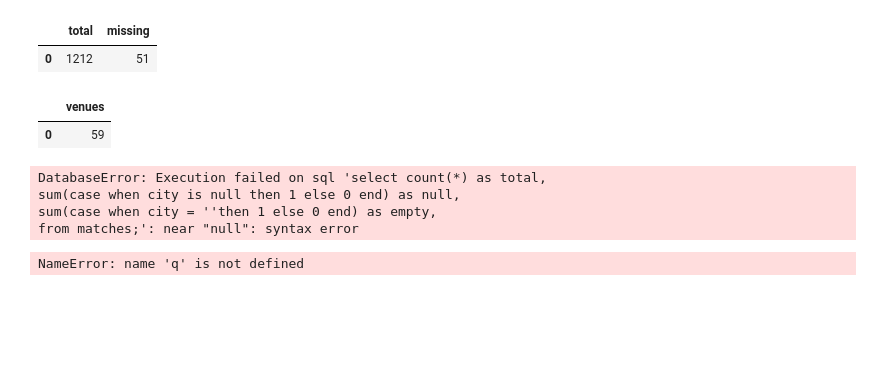
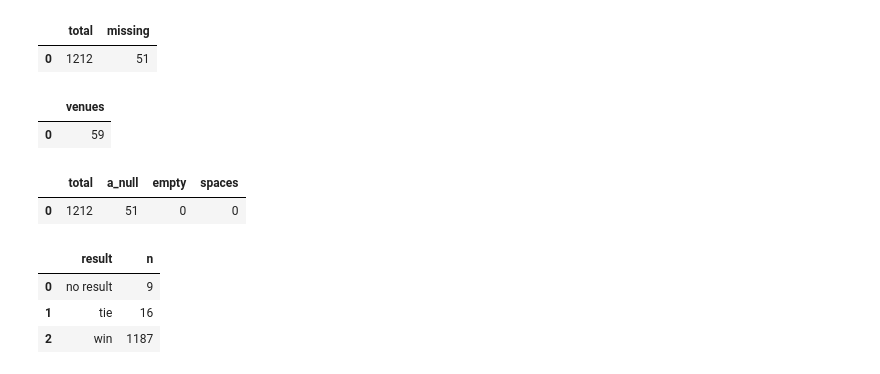
Before and after one commit to muhmmdnihasbca25dbi-hub/ipl_proj.3.1, a Jupyter notebook: notebooks/sqlpractice.ipynb, the cells around one changed output. Saved outputs shown, nothing was run; the diff lists cells and outputs as text; code cells hidden in the pictures; blank space fills up the shorter version.

```diff
--- a/notebooks/Untitled.ipynb
+++ b/notebooks/sqlpractice.ipynb
@@ -392,16 +392,20 @@ q('''select count(distinct venue) as venues from matches;''')
 |  | venues |
 | 0 | 59 |
 # %%
-q('''select count(*) as total,
-sum(case when city is null then 1 else 0 end) as null,
-sum(case when city = ''then 1 else 0 end) as empty,
-from matches;''')
+q("""select count(*) as total,
+sum(case when city is null then 1 else 0 end) as a_null,
+sum(case when city = '' then 1 else 0 end) as empty,
+sum(case when trim(city) = ''and city<>'' then 1 else 0 end)as spaces
+from matches;""")
 # %% [output]
-DatabaseError: Execution failed on sql 'select count(*) as total,
-sum(case when city is null then 1 else 0 end) as null,
-sum(case when city = ''then 1 else 0 end) as empty,
-from matches;': near "null": syntax error
+|  | total | a_null | empty | spaces |
+| 0 | 1212 | 51 | 0 | 0 |
 # %%
-q('''select result,count(*) as N from matches group by result;''')
+q("""select result, count(*) as n
+from matches
+group by result;""")
 # %% [output]
-NameError: name 'q' is not defined
+|  | result | n |
+| 0 | no result | 9 |
+| 1 | tie | 16 |
+| 2 | win | 1187 |
```
Also changed, not shown: parts of 2 cells of this notebook, 10 other files.
